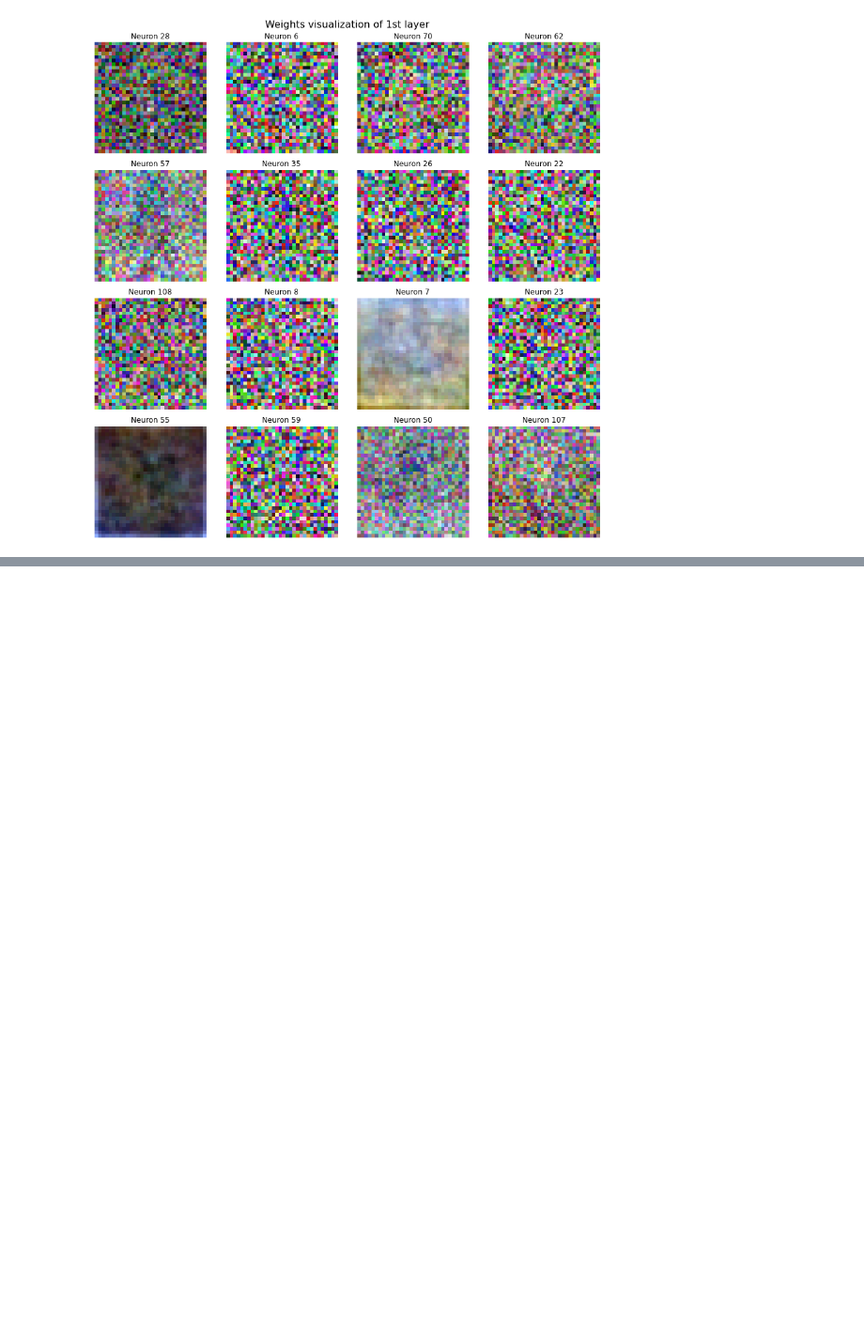
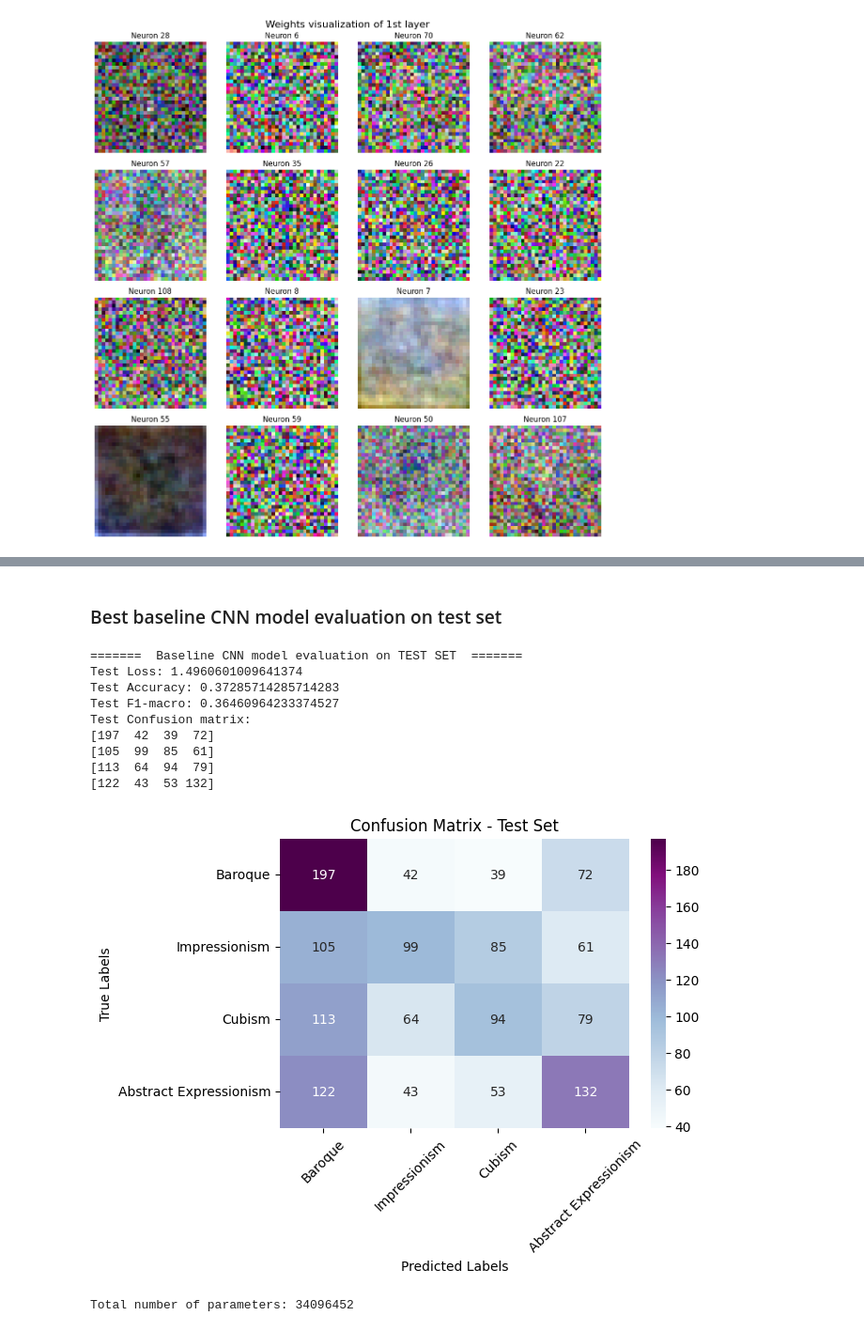
Before and after one commit to Fanisbar/ML_image_classification, a Jupyter notebook: project2.ipynb, the cells around one changed output, grey strips where cells are left out. Shown at 94% size. Drawn from its saved outputs; the diff is of its cells as text; code cells hidden in the pictures; blank space fills up the shorter version.

Commit message:
finished baseline cnn(2.1) - removed large pth

```diff
--- a/project2.ipynb
+++ b/project2.ipynb
@@ -545,0 +758,46 @@ plt.show()
+# %% [markdown]
+### Best baseline CNN model evaluation on test set
+# %%
+# best baseline cnn evaluation on test set
+
+best_baseline_cnn = BaselineCNN().to(device)
+best_baseline_cnn.load_state_dict(torch.load(best_model_path_cnn))
+
+test_loss, test_acc, test_f1, test_cm = evaluate(best_baseline_cnn, test_dataloader, criterion)
+
+print("=======  Baseline CNN model evaluation on TEST SET  =======")
+print(f"Test Loss: {test_loss}")
+print(f"Test Accuracy: {test_acc}")
+print(f"Test F1-macro: {test_f1}")
+print(f"Test Confusion matrix:")
+for row in test_cm:
+    print(row)
+print('')
+
+class_names = ['Baroque', 'Impressionism', 'Cubism', 'Abstract Expressionism']
+
+plt.figure(figsize=(6, 4))
+sns.heatmap(test_cm, annot=True, fmt='d', cmap='BuPu',
+            xticklabels=class_names, yticklabels=class_names)
+
+plt.title('Confusion Matrix - Test Set')
+plt.xlabel('Predicted Labels')
+plt.ylabel('True Labels')
+plt.xticks(rotation=45)
+plt.yticks(rotation=0)
+plt.show()
+
+total_params = sum(p.numel() for p in best_baseline_cnn.parameters())
+print(f"\nTotal number of parameters: {total_params}")
+# %% [output]
+=======  Baseline CNN model evaluation on TEST SET  =======
+Test Loss: 1.4960601009641374
+Test Accuracy: 0.37285714285714283
+Test F1-macro: 0.36460964233374527
+Test Confusion matrix:
+[197  42  39  72]
+[105  99  85  61]
+[113  64  94  79]
+[122  43  53 132]
+[figure, added]
+Total number of parameters: 34096452
```
Also changed, not shown: parts of 12 cells of this notebook, 1 other file.
